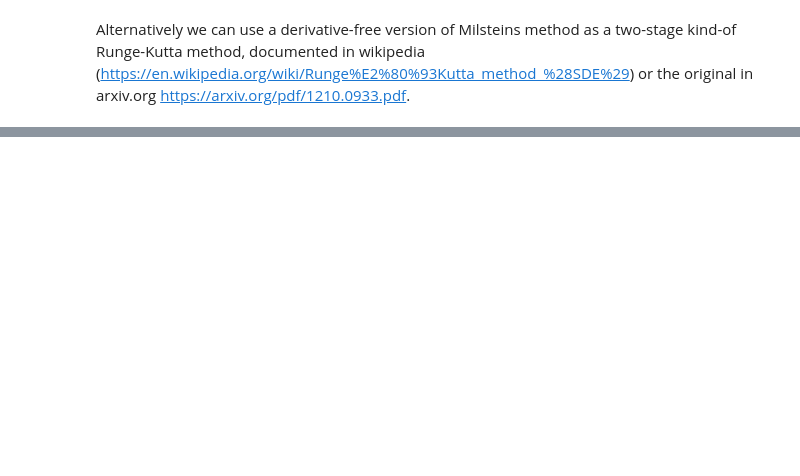
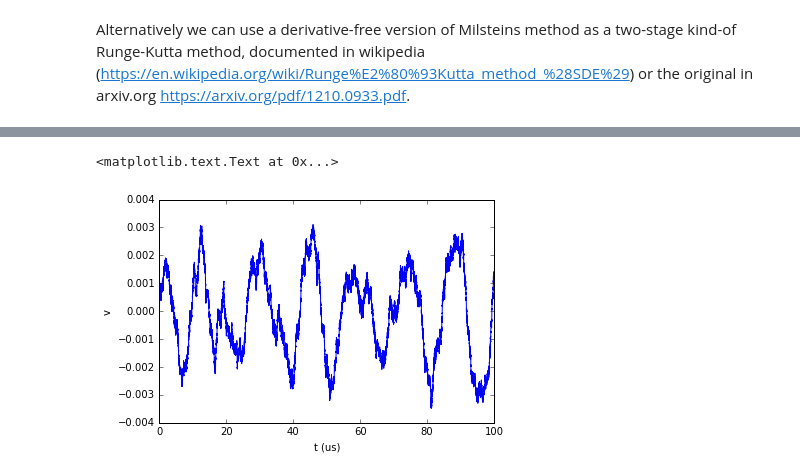
Before and after one commit to AshleySetter/optoanalysis, a Jupyter notebook: SDE_Solution_Derivation.ipynb, the cells around one changed output, grey strips where cells are left out. Cells and saved outputs as stored; diff of their text form; code cells hidden in the pictures; blank space fills up the shorter version.

```diff
--- a/SDE_Solution_Derivation.ipynb
+++ b/SDE_Solution_Derivation.ipynb
@@ -179,0 +245,26 @@ plt.ylabel("q")
+# %%
+dt = 1e-10
+tArray = np.arange(0, 100e-6, dt)
+# %%
+q0 = 0
+v0 = 0
+q = np.zeros_like(tArray)
+v = np.zeros_like(tArray)
+q[0] = q0
+v[0] = v0
+# %%
+np.random.seed(88)
+
+dwArray = np.random.normal(0, np.sqrt(dt), len(tArray)) # independent and identically distributed normal random variables with expected value 0 and variance dt
+# %%
+for n, t in enumerate(tArray[:-1]):
+    dw = dwArray[n]
+    v[n+1] = v[n] + a_v(t, v[n], q[n])*dt + b_v(t, v[n], q[n])*dw + 0
+    q[n+1] = q[n] + a_q(t, v[n], q[n])*dt + 0
+# %%
+plt.plot(tArray*1e6, v)
+plt.xlabel("t (us)")
+plt.ylabel("v")
+# %% [output]
+<matplotlib.text.Text at 0x...>
+[figure, added]
```
Also changed, not shown: parts of 15 cells of this notebook.
